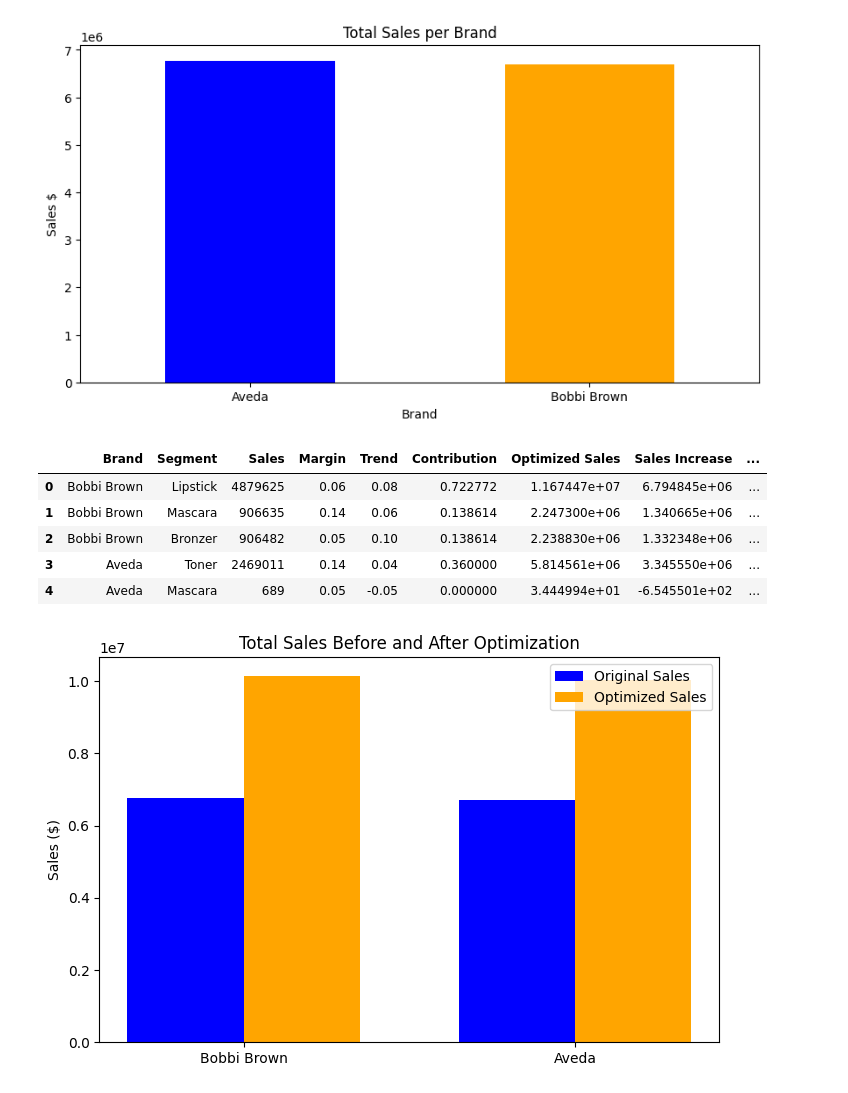
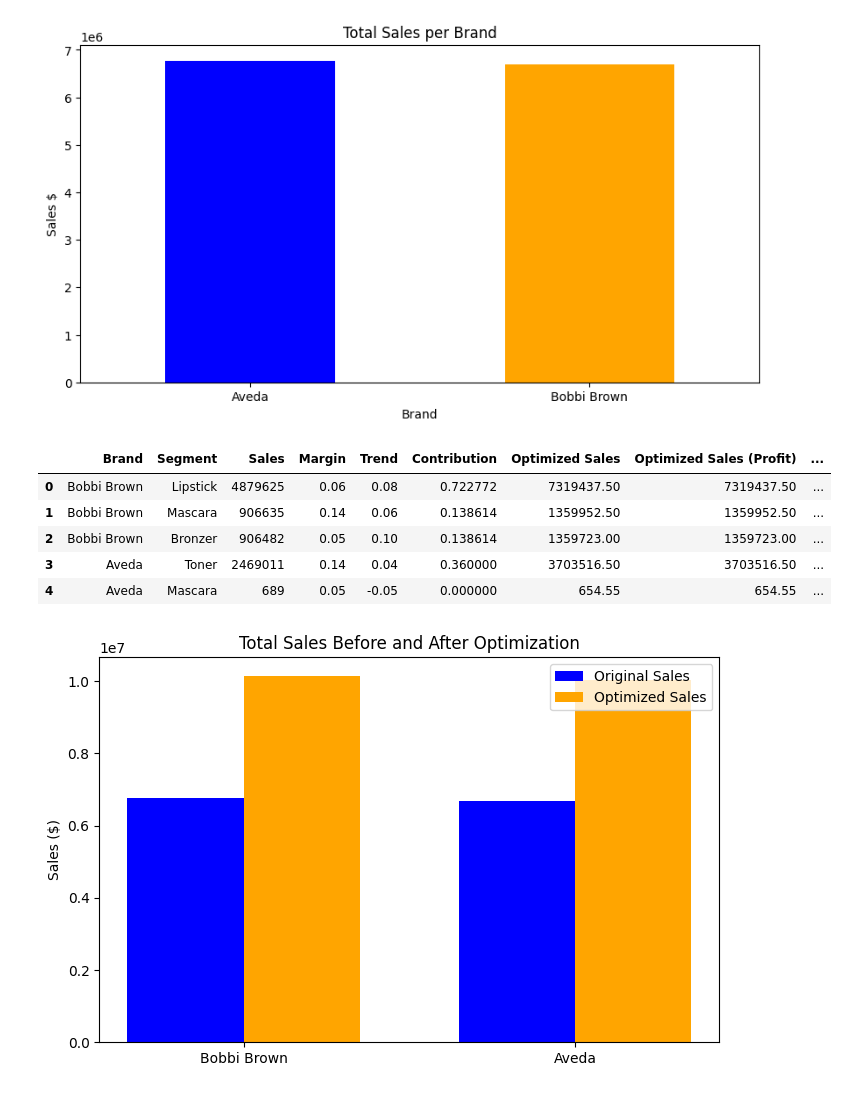
Before and after one commit to ALLEN0607/ACME-Sales-Profit-Optimization-Analysis, a Jupyter notebook: Acme_Sales.ipynb, the cells around one changed output. Drawn from its saved outputs; the diff is of its cells as text; code cells hidden in the pictures.

```diff
--- a/Acme_Sales.ipynb
+++ b/Acme_Sales.ipynb
@@ -46,24 +46,24 @@ df.head()
 | 3 | Aveda | Toner | 2469011 | 0.14 | 0.04 | 0.36 |
 | 4 | Aveda | Mascara | 689 | 0.05 | -0.05 | 0.00 |
 # %%
-# Check Contribution 之和是否等于1
+# Check if the sum of Contribution per brand equals 1
 contribution_check = df.groupby("Brand")["Contribution"].sum()
 print("Contribution Check:\n", contribution_check)
 
-# 归一化 Contribution，确保每个品牌的贡献度总和为 1
+# Normalize Contribution to ensure each brand's total contribution sums to 1
 for brand in df["Brand"].unique():
-    total_contribution = df[df["Brand"] == brand]["Contribution"].sum()  # 计算当前品牌的总 Contribution
-    df.loc[df["Brand"] == brand, "Contribution"] = df.loc[df["Brand"] == brand, "Contribution"] / total_contribution
+    total_contribution = df[df["Brand"] == brand]["Contribution"].sum()  # Total contribution for the brand
+    df.loc[df["Brand"] == brand, "Contribution"] /= total_contribution  # Normalize
 
-# 计算每个品牌的 Sales 之和
+# Verify total Sales per brand
 sales_check = df.groupby("Brand")["Sales"].sum()
 print(sales_check)
 
-# Check Margin
+# Check for invalid Margin values
 invalid_margin = df[(df["Margin"] < 0.05) | (df["Margin"] > 0.20)]
 print("Invalid Margin:\n", invalid_margin)
 
-# Check Trend
+# Check for invalid Trend values
 invalid_trend = df[(df["Trend"] < -0.05) | (df["Trend"] > 0.10)]
 print("Invalid Trend:\n", invalid_trend)
 # %% [output]
@@ -97,11 +96,11 @@ plt.show()
 # %%
 from scipy.optimize import minimize
 
-# 目标函数：最大化总销售额
+# Objective function: maximize total profit
 def objective_profit(new_sales, margin):
-  return -sum(new_sales * margin) # 负号用来求最大化（scipy 默认是最小化）
+  return -sum(new_sales * margin) # Negative sign for maximization (scipy minimizes by default)
 
-# 约束条件
+# Constraints function
 def constraint(new_sales, sales, min_contributions, max_contributions, total_sales, min_sales):
   contributions = new_sales / total_sales
   return np.hstack([
@@ -110,45 +109,48 @@ def constraint(new_sales, sales, min_contributions, max_contributions, total_sal
     new_sales - min_sales # make sure new_sales >= min_sales
     ])
 
-# 提取数据
+# Extract data
 sales = df["Sales"].to_numpy().astype(float)
 trend = df["Trend"].to_numpy().astype(float)
 margin = df["Margin"].to_numpy().astype(float)
 min_contributions = df["Contribution"].to_numpy() * 0.8
 max_contributions = df["Contribution"].to_numpy() * 1.2
 total_sales = sum(sales)
 
 # Set min_sales
 min_sales = np.maximum(sales * 0.05, 1000)
 
-# 计算初始估计值
+# Compute initial estimate
 trend = df["Trend"].to_numpy()
 initial_guess = sales * (1 + trend)
 
-# 设定优化约束
+# Define constraints
 constraints = ({
     "type": "ineq",
     "fun": constraint,
     "args": (sales, min_contributions, max_contributions, total_sales, min_sales)
 })
 
-# 运行优化
+# Run optimization
 result = minimize(objective_profit, initial_guess, args=(margin,), constraints=constraints, method="SLSQP")
 
-# 计算优化后的销售额
+if "Optimized Sales" not in df.columns:
+    df["Optimized Sales"] = result.x
+
+# Compute optimized sales and profit
 df["Optimized Sales (Profit)"] = np.minimum(df["Optimized Sales"], df["Sales"] * 1.5)
 df["Profit Increase"] = (df["Optimized Sales (Profit)"] * df["Margin"]) - (df["Sales"] * df["Margin"])
 df["Original Profit"] = df["Sales"] * df["Margin"]
 df["Optimized Profit"] = df["Optimized Sales"] * df["Margin"]
 
 df.head()
 # %% [output]
-|  | Brand | Segment | Sales | Margin | Trend | Contribution | Optimized Sales | Sales Increase | ... |
-| 0 | Bobbi Brown | Lipstick | 4879625 | 0.06 | 0.08 | 0.722772 | 1.167447e+07 | 6.794845e+06 | ... |
-| 1 | Bobbi Brown | Mascara | 906635 | 0.14 | 0.06 | 0.138614 | 2.247300e+06 | 1.340665e+06 | ... |
-| 2 | Bobbi Brown | Bronzer | 906482 | 0.05 | 0.10 | 0.138614 | 2.238830e+06 | 1.332348e+06 | ... |
-| 3 | Aveda | Toner | 2469011 | 0.14 | 0.04 | 0.360000 | 5.814561e+06 | 3.345550e+06 | ... |
-| 4 | Aveda | Mascara | 689 | 0.05 | -0.05 | 0.000000 | 3.444994e+01 | -6.545501e+02 | ... |
+|  | Brand | Segment | Sales | Margin | Trend | Contribution | Optimized Sales | Optimized Sales (Profit) | ... |
+| 0 | Bobbi Brown | Lipstick | 4879625 | 0.06 | 0.08 | 0.722772 | 7319437.50 | 7319437.50 | ... |
+| 1 | Bobbi Brown | Mascara | 906635 | 0.14 | 0.06 | 0.138614 | 1359952.50 | 1359952.50 | ... |
+| 2 | Bobbi Brown | Bronzer | 906482 | 0.05 | 0.10 | 0.138614 | 1359723.00 | 1359723.00 | ... |
+| 3 | Aveda | Toner | 2469011 | 0.14 | 0.04 | 0.360000 | 3703516.50 | 3703516.50 | ... |
+| 4 | Aveda | Mascara | 689 | 0.05 | -0.05 | 0.000000 | 654.55 | 654.55 | ... |
 # %%
 # Ensure Optimized Sales does not exceed 1.5x the original sales
 df["Optimized Sales"] = np.minimum(df["Optimized Sales"], df["Sales"] * 1.5)
```
Also changed, not shown: parts of 3 cells of this notebook.
